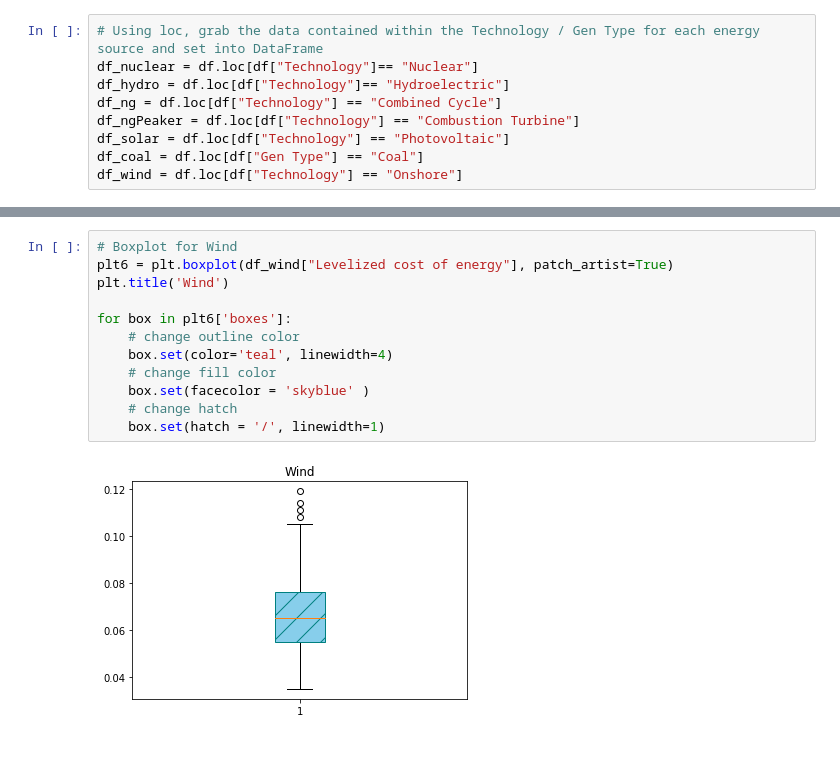
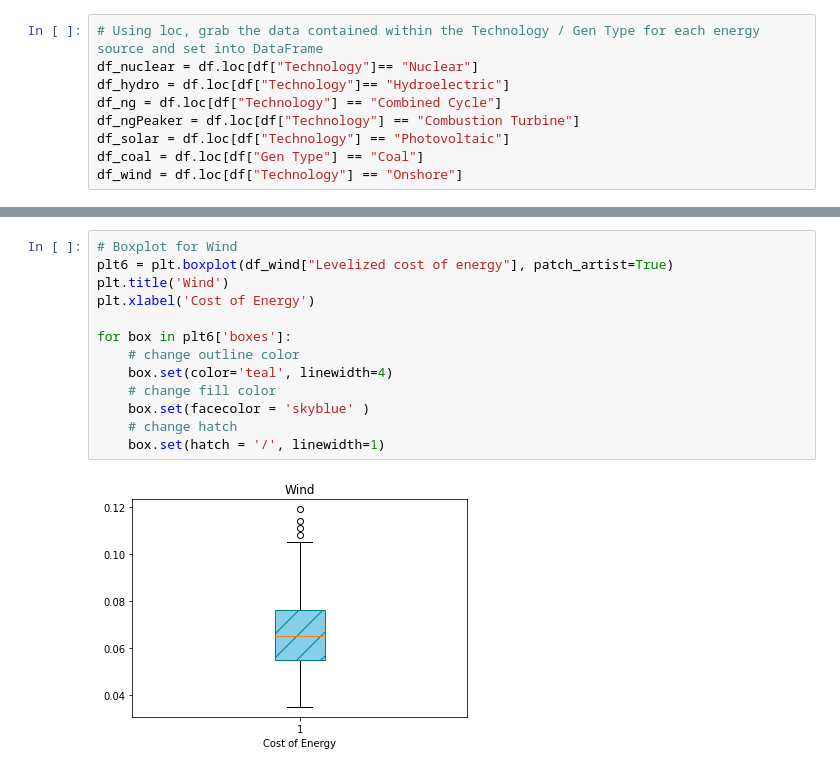
Before and after one commit to cweinreich24/State-Utilities-Analysis, a Jupyter notebook: Generation Costs_tyler/generationcosts_v2.ipynb, the cells around one changed output, grey strips where cells are left out. Cells and saved outputs as stored; diff of their text form.

```diff
--- a/Generation Costs_tyler/generationcosts_v2.ipynb
+++ b/Generation Costs_tyler/generationcosts_v2.ipynb
@@ -116,14 +122,15 @@ for box in plt5['boxes']:
 # %%
 # Boxplot for Wind
 plt6 = plt.boxplot(df_wind["Levelized cost of energy"], patch_artist=True)
 plt.title('Wind')
+plt.xlabel('Cost of Energy')
 
 for box in plt6['boxes']:
     # change outline color
     box.set(color='teal', linewidth=4)
     # change fill color
     box.set(facecolor = 'skyblue' )
     # change hatch
     box.set(hatch = '/', linewidth=1)
 # %% [output]
-[figure, old version]
+[figure, new version]
```
Also changed, not shown: parts of 5 cells of this notebook.
